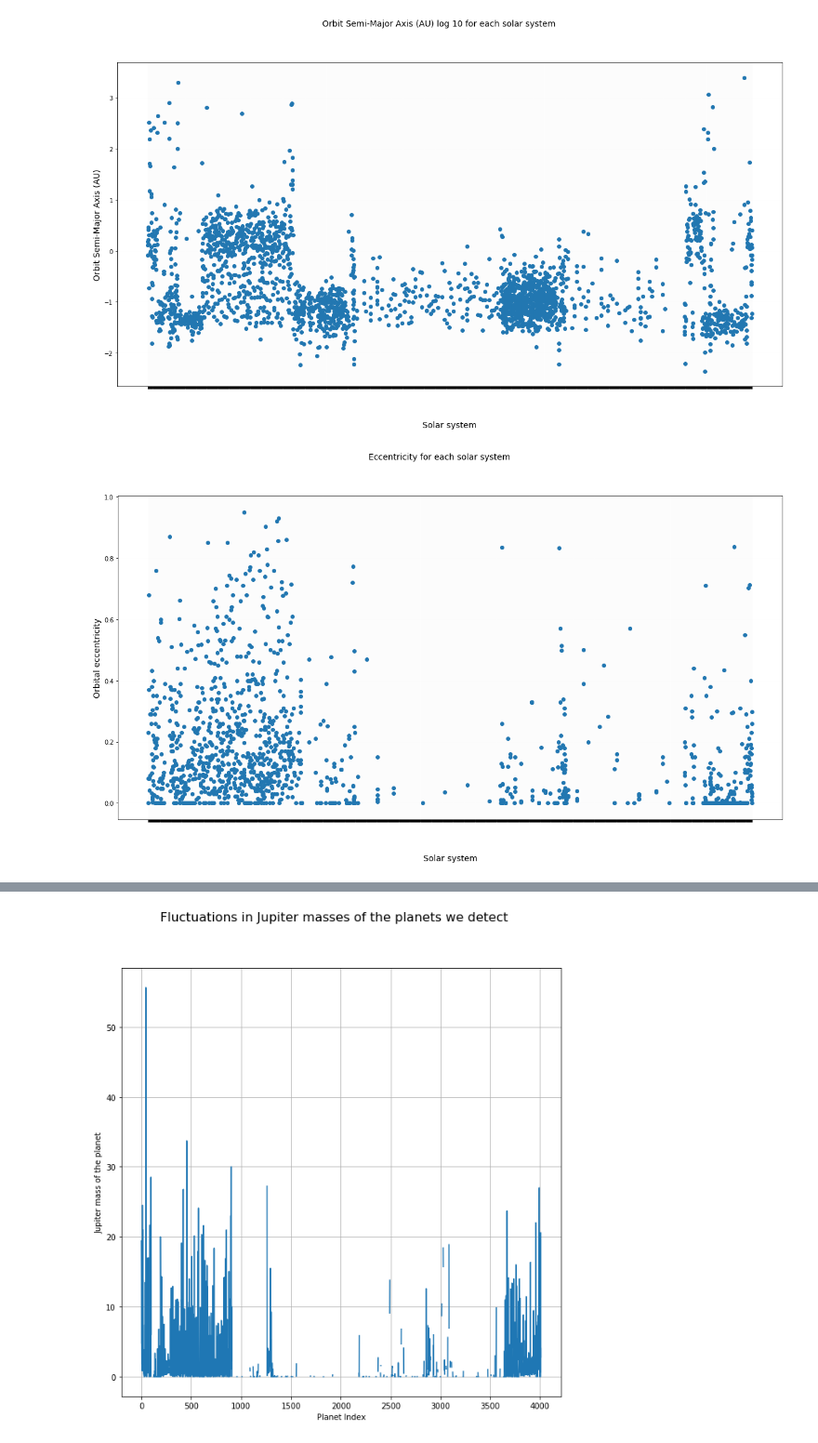
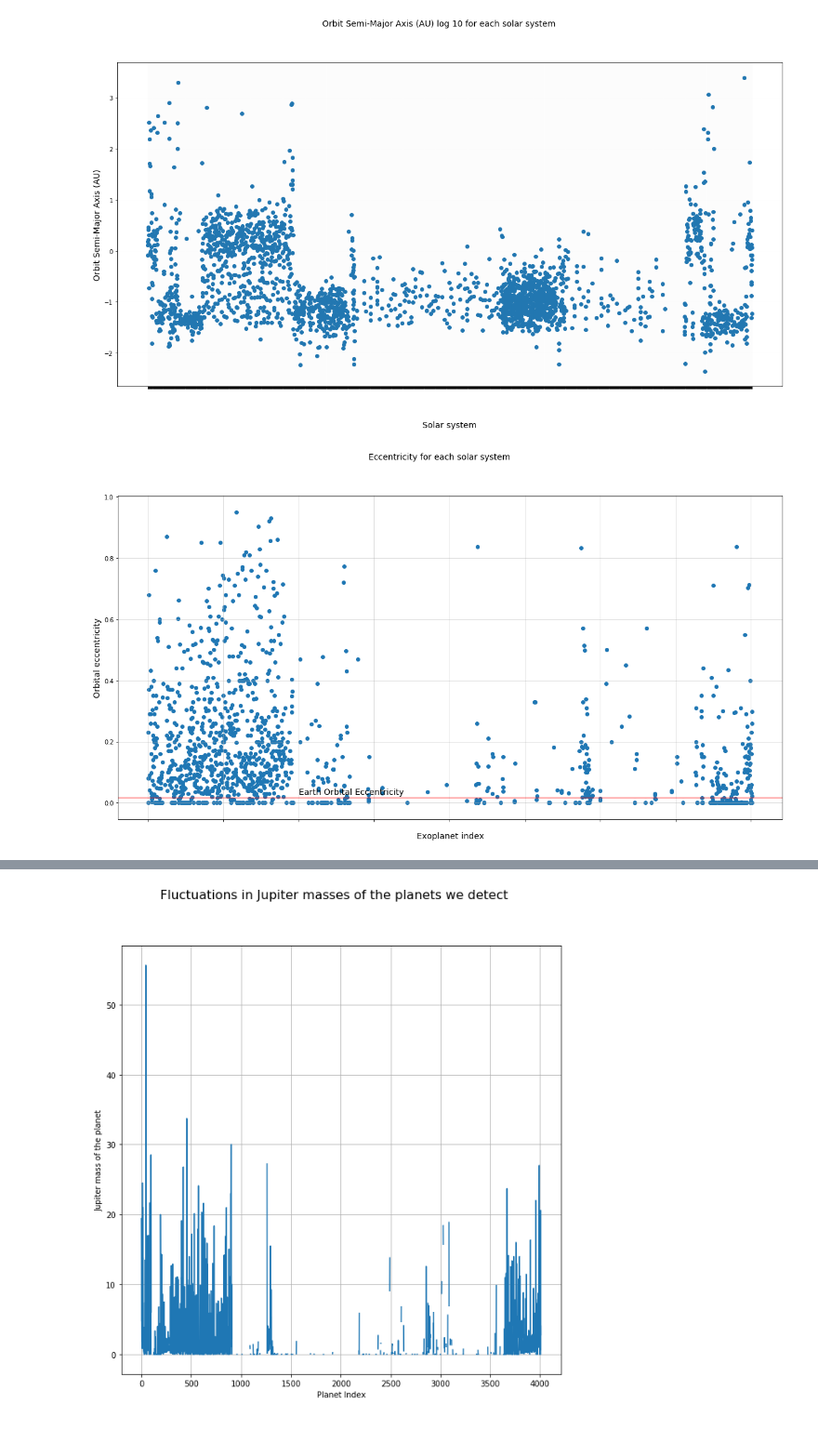
Before and after one commit to coderXmachina2/infographicaGalactica, a Jupyter notebook: scripts/exoPlanetProbing.ipynb, the cells around one changed output, grey strips where cells are left out. Shown: that part at 93% size. Cells and saved outputs as stored; diff of their text form; code cells hidden in the pictures.

Commit message:
Latest images

```diff
--- a/scripts/exoPlanetProbing.ipynb
+++ b/scripts/exoPlanetProbing.ipynb
@@ -216,18 +216,21 @@ plt.show()
 #which ones have orbit semi major axis same to Earth?
 # %%
 fig = plt.figure(figsize=(20,10))
-plt.scatter(data['pl_hostname'], data['pl_orbeccen']  )
+plt.scatter(range(len(data)), data['pl_orbeccen']  )
 fig.suptitle('Eccentricity for each solar system', fontsize=14)
-plt.xlabel('Solar system', fontsize=14)
+plt.xlabel('Exoplanet index', fontsize=14)
 plt.ylabel('Orbital eccentricity', fontsize=14)
 
 #plt.yticks(np.arange(0, 2350, step=100))
 plt.xticks(rotation=45, fontsize=4, alpha = 0.0001)
+plt.axhline(y=0.0167086, alpha= 0.5, color='r') #earth
+plt.text(1000, 0.028, "Earth Orbital Eccentricity", fontsize = 14)
 
-plt.grid(alpha = 0.01)
+
+plt.grid(alpha = 0.5)
 plt.savefig('/Users/ultra/Desktop/theJects/infographicaGalactica/Vissies/orbital_eccentricity.png')
 plt.show()
 # %% [output]
-[figure, old version]
+[figure, new version]
 # %%
 fig = plt.figure(figsize=(20,10))
```
Also changed, not shown: parts of 3 cells of this notebook, 12 other files.
